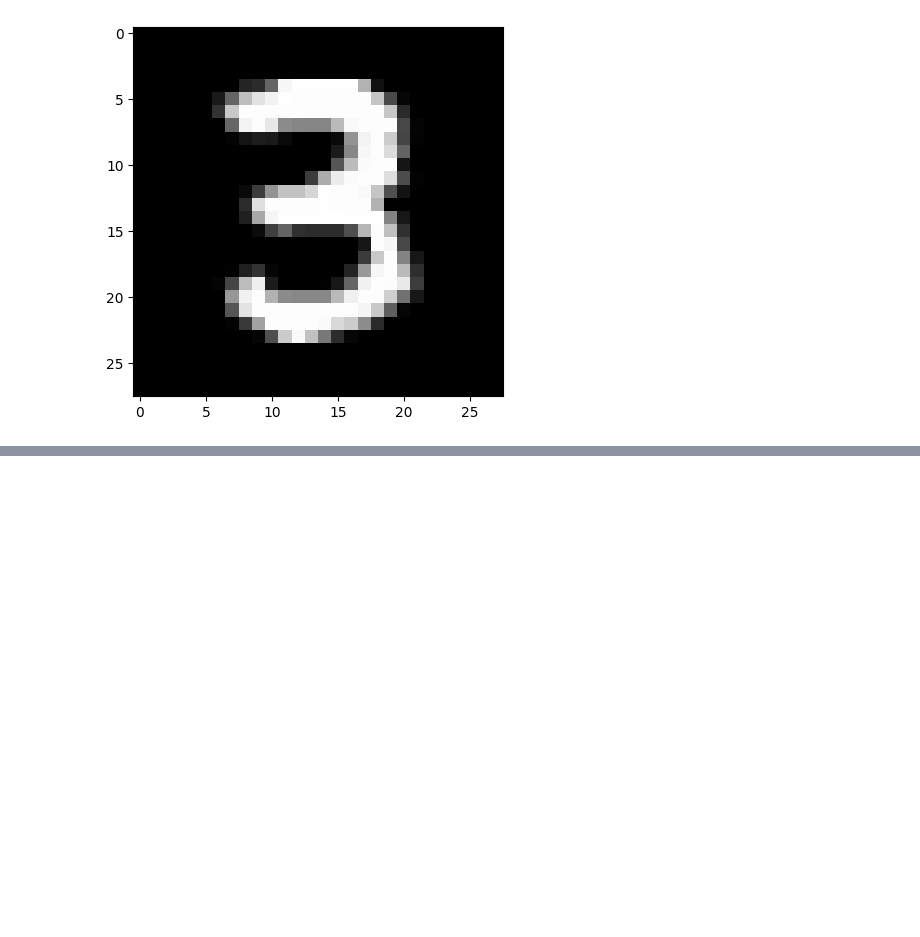
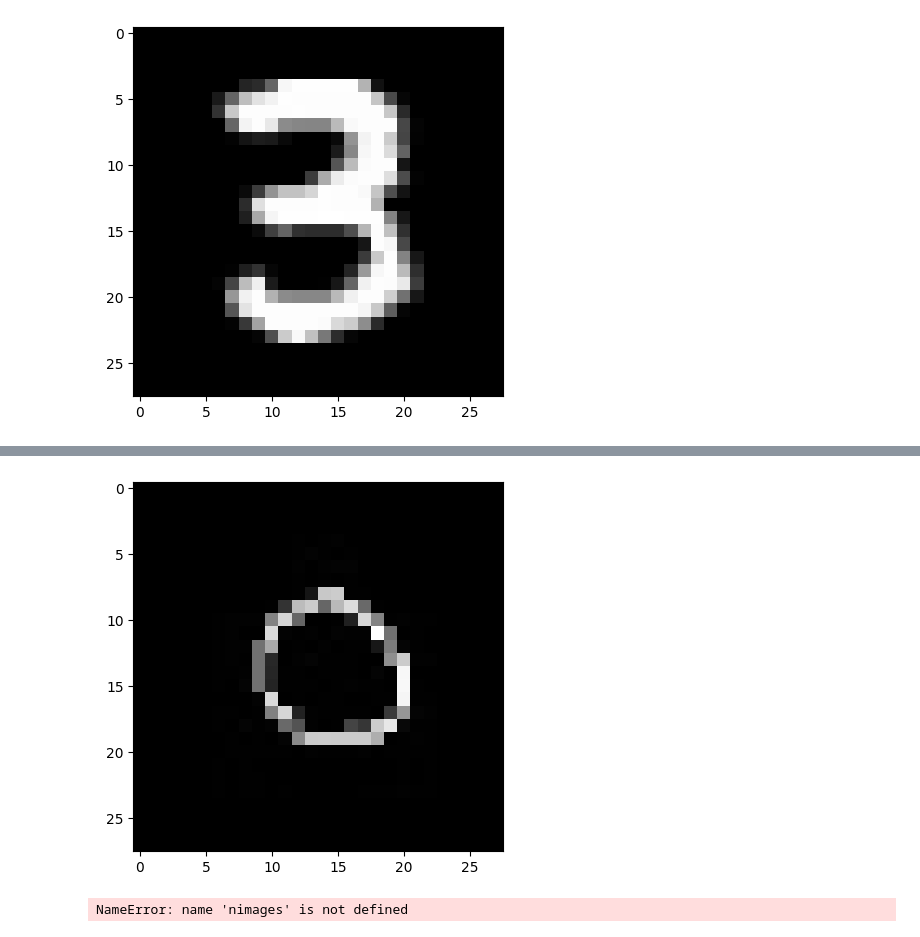
Before and after one commit to engelvinter/mnist, a Jupyter notebook: mnist_digits.ipynb, the cells around one changed output, grey strips where cells are left out. Drawn from its saved outputs; the diff is of its cells as text; code cells hidden in the pictures; blank space fills up the shorter version.

```diff
--- a/mnist_digits.ipynb
+++ b/mnist_digits.ipynb
@@ -101,0 +118,4 @@ plot(images[6])
+# %%
+aimages = adjust_images(iimages)
+# %% [output]
+[figure, added]
@@ -101,0 +124,7 @@ plot(images[6])
+# %%
+omg = nimages[0]
+img = np.expand_dims(omg, axis=0)
+print(np.argmax(model.predict(img)))
+plot(omg)
+# %% [output]
+NameError: name 'nimages' is not defined
```
Also changed, not shown: parts of 11 cells of this notebook, 3 other files.
